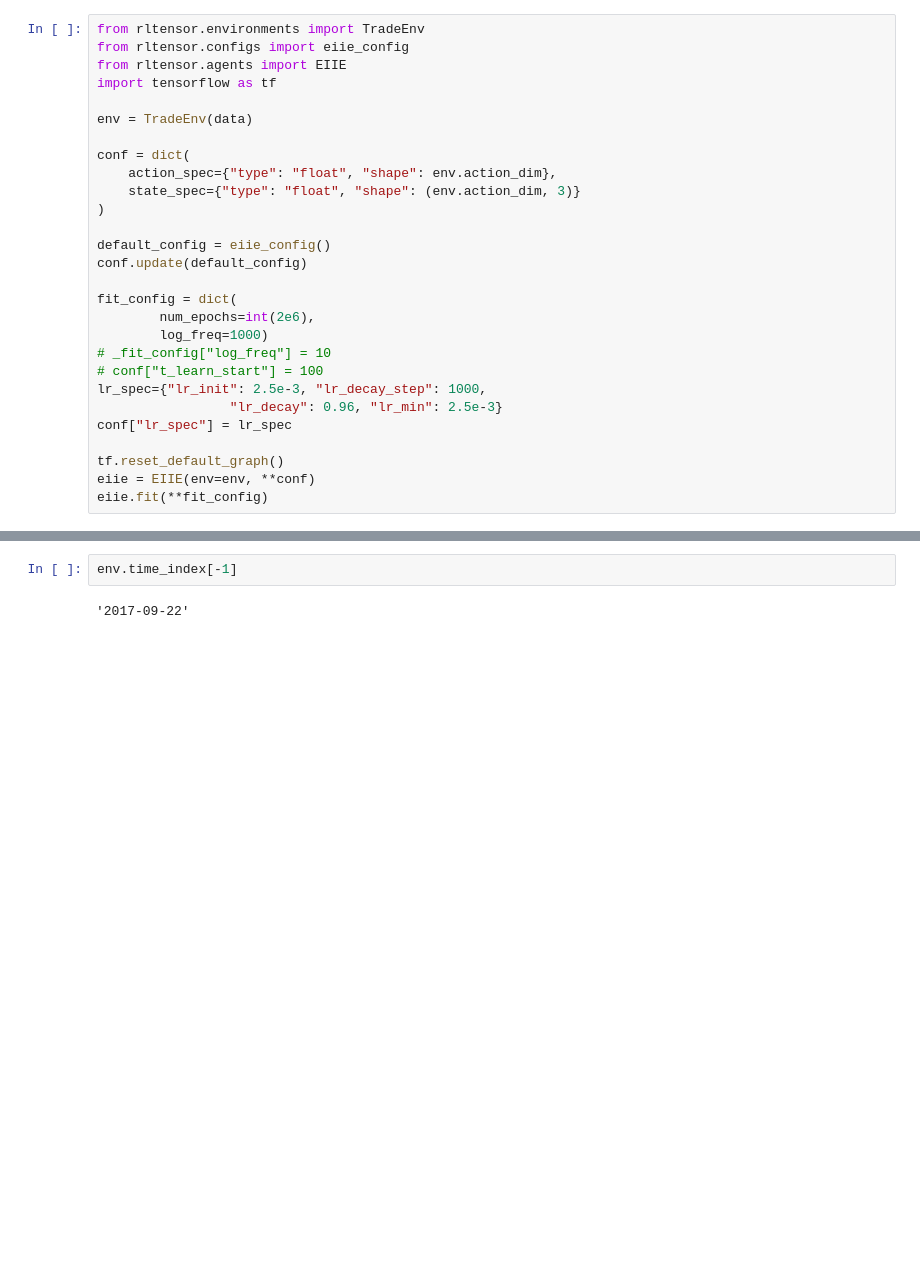
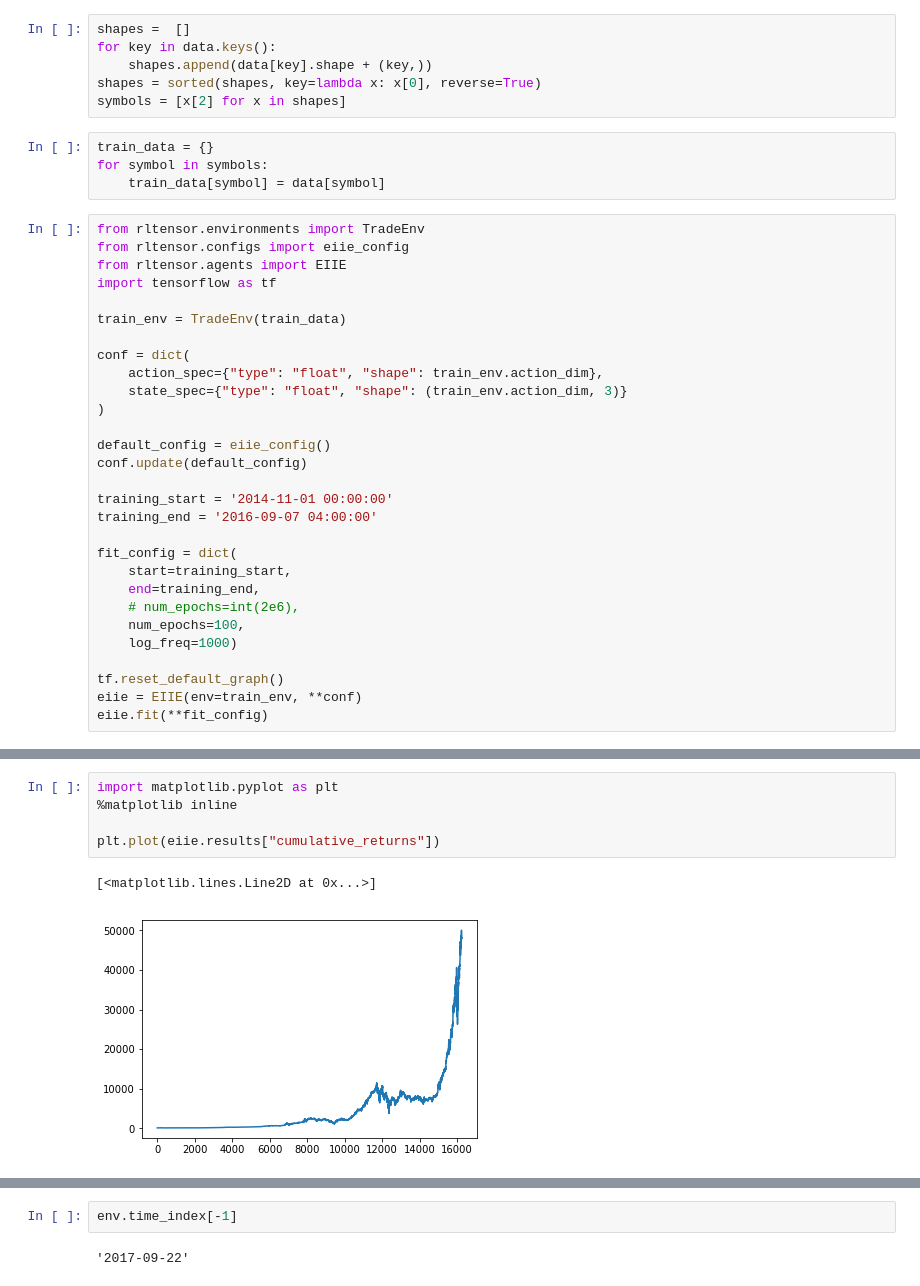
Before and after one commit to jjakimoto/Development, a Jupyter notebook: cryptocurrency/RL.ipynb, the cells around one changed output, grey strips where cells are left out. Drawn from its saved outputs; the diff is of its cells as text; blank space fills up the shorter version.

```diff
--- a/cryptocurrency/RL.ipynb
+++ b/cryptocurrency/RL.ipynb
@@ -34,30 +14,41 @@ for symbol in symbols:
+# %%
+shapes =  []
+for key in data.keys():
+    shapes.append(data[key].shape + (key,))
+shapes = sorted(shapes, key=lambda x: x[0], reverse=True)
+symbols = [x[2] for x in shapes]
+# %%
+train_data = {}
+for symbol in symbols:
+    train_data[symbol] = data[symbol]
 # %%
 from rltensor.environments import TradeEnv
 from rltensor.configs import eiie_config
 from rltensor.agents import EIIE
 import tensorflow as tf
 
-env = TradeEnv(data)
+train_env = TradeEnv(train_data)
 
 conf = dict(
-    action_spec={"type": "float", "shape": env.action_dim},
-    state_spec={"type": "float", "shape": (env.action_dim, 3)}
+    action_spec={"type": "float", "shape": train_env.action_dim},
+    state_spec={"type": "float", "shape": (train_env.action_dim, 3)}
 )
 
 default_config = eiie_config()
 conf.update(default_config)
 
+training_start = '2014-11-01 00:00:00'
+training_end = '2016-09-07 04:00:00'
+
 fit_config = dict(
-        num_epochs=int(2e6),
-        log_freq=1000)
-# _fit_config["log_freq"] = 10
-# conf["t_learn_start"] = 100
-lr_spec={"lr_init": 2.5e-3, "lr_decay_step": 1000,
-                 "lr_decay": 0.96, "lr_min": 2.5e-3}
-conf["lr_spec"] = lr_spec
+    start=training_start,
+    end=training_end,
+    # num_epochs=int(2e6),
+    num_epochs=100,
+    log_freq=1000)
 
 tf.reset_default_graph()
-eiie = EIIE(env=env, **conf)
+eiie = EIIE(env=train_env, **conf)
 eiie.fit(**fit_config)
 # %% [output]
 Building tensorflow graph...
@@ -100,0 +193,8 @@ x = test[::-1]
+# %%
+import matplotlib.pyplot as plt
+%matplotlib inline
+
+plt.plot(eiie.results["cumulative_returns"])
+# %% [output]
+[<matplotlib.lines.Line2D at 0x...>]
+[figure, added]
```
Also changed, not shown: parts of 24 cells of this notebook, 2 other files.
